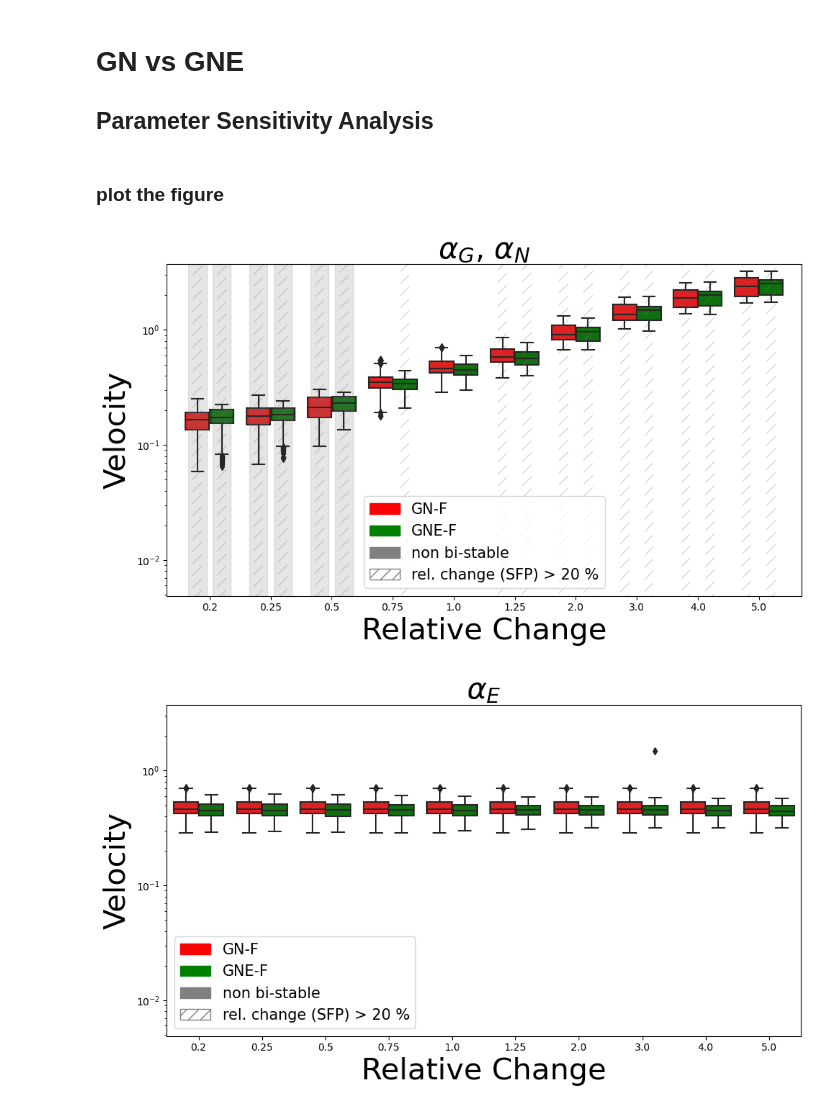
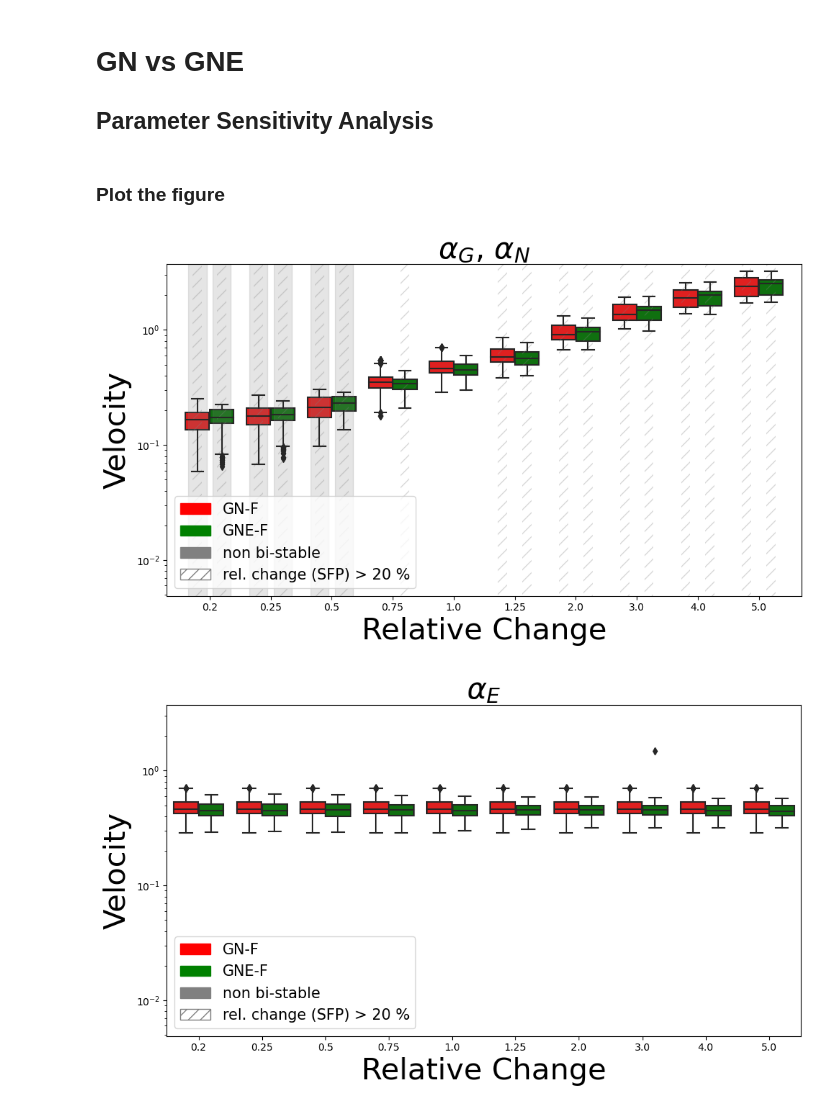
Before and after one commit to SiljaSvendsen/masters_thesis_final, a Jupyter notebook: velocity boxplots.ipynb, the cells around one changed output. Saved outputs shown, nothing was run; the diff lists cells and outputs as text; code cells hidden in the pictures.

```diff
--- a/time delay and velocity boxplots.ipynb
+++ b/velocity boxplots.ipynb
@@ -26,17 +26,25 @@ df_all = pd.concat(dataframes, ignore_index=True)
 # %% [markdown]
 # GN vs GNE
 ## Parameter Sensitivity Analysis
+# %%
+savefig=True
+date="241009"
+font_size=30
+font_size_legend=15
+shift = 0.2 # -0.2, 0.2
+box_width = 0.3
+networks=["GN", "GNE"]
 # %%
 # prepare the dataframe
 velocity_df = df_all[["network", "rel change", "velocity", "parameter", "condition 1", "condition 2"]]
 
 # filter for parameters only relevant to the GN and GNE network
 mask0 = velocity_df["parameter"].isin(["alphaGN", "alphaEO", "KaaNG", "KmiNG", "KmiEN", "KNEG", "KEG"])
-mask1 = velocity_df["network"].isin(["GN", "GNE"])
+mask1 = velocity_df["network"].isin(networks)
 
 df_GN_GNE = velocity_df[mask0&mask1]
 # %% [markdown]
-### plot the figure
+### Plot the figure
 # %%
 # Custom color palette
 custom_palette = {'GN': 'red',
@@ -72,16 +82,6 @@ figure_titles = [r"$\alpha_G$, $\alpha_N$",
                  ]
 
 filename_key = ["alphaGN", "alphaEO", "KaaNG","KmiNG", "KmiEN", "KNEG", "KEG"]
-# %%
-savefig=False
-date="241007"
-font_size=30
-font_size_legend=15
-shift = 0.2 # -0.2, 0.2
-box_width = 0.3
-networks=["GN", "GNE"]
-#ax=ax
-#----
 # %%
 for parameter, title in zip(filename_key,figure_titles):
 
@@ -144,35 +144,35 @@ for parameter, title in zip(filename_key,figure_titles):
             ax.bar(box_position,
                    ymax - ymin,
                    width=box_width/2,
                    bottom=ymin,
                    color='none',
                    edgecolor='gray',
                    hatch='//', linewidth=0, alpha=0.3)
 
     # 4. title, axis labels, legends
     ax.set_title(f"{title}", fontsize=font_size)
     ax.set_xlabel("Relative Change", fontsize=font_size)
     ax.set_ylabel("Velocity", fontsize=font_size)
 
-    ax.legend(handles=legend_elements, loc="best", fontsize=font_size_legend)
+    ax.legend(handles=legend_elements, loc="lower left", fontsize=font_size_legend)
 
     # 5. adjust y-axis (ymin, ymax, logscale)
     ymax = np.max(velocity_df["velocity"]) + 0.5
     ymin = np.min(velocity_df["velocity"])
 
     if ymin < 0: # avoid trouble with logscale
         ymin=0
 
     ax.set_ylim(ymin, ymax)
     ax.set_yscale("log")
 
     # 6. adjust figure
     plt.tight_layout()
 
     # 7. save figures
     if savefig:
-        plt.savefig(f"velocity_boxplots_{filename}_{date}.pdf", dpi=600)
+        plt.savefig(f"velocity_boxplots_{networks}_{parameter}_{date}.pdf", dpi=600)
 # %% [output]
-[figure, old version]
+[figure, new version]
 [figure]
 [figure]
```
Also changed, not shown: parts of 5 cells of this notebook, 11 other files.
